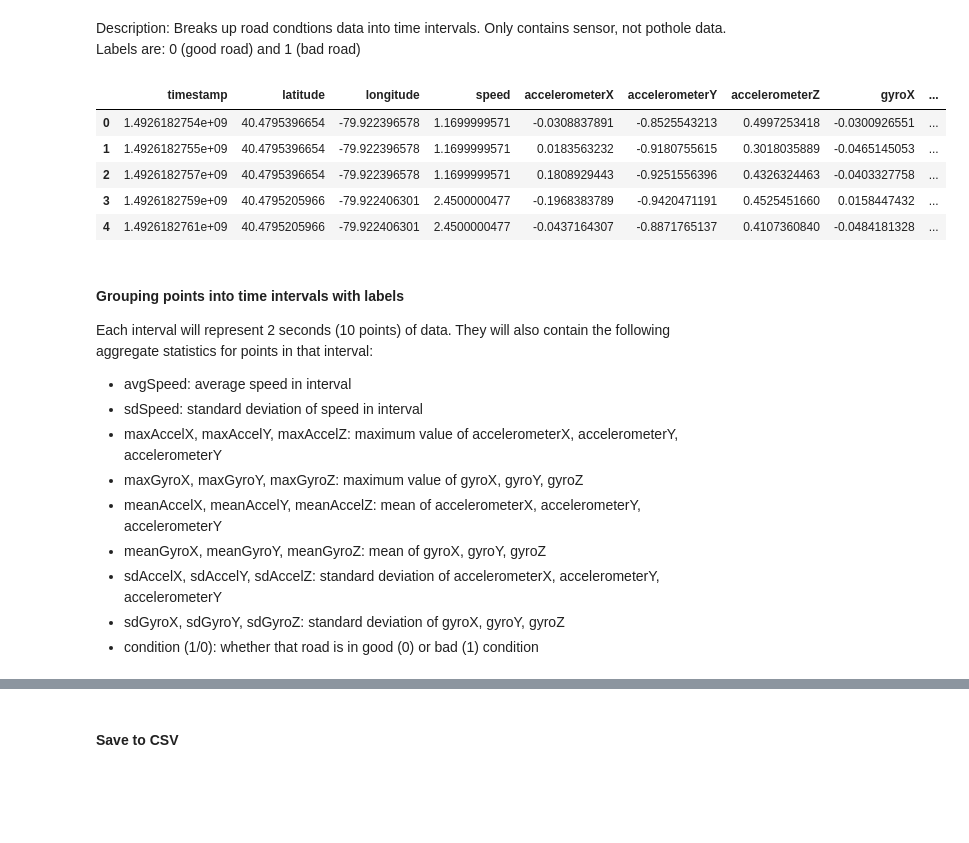
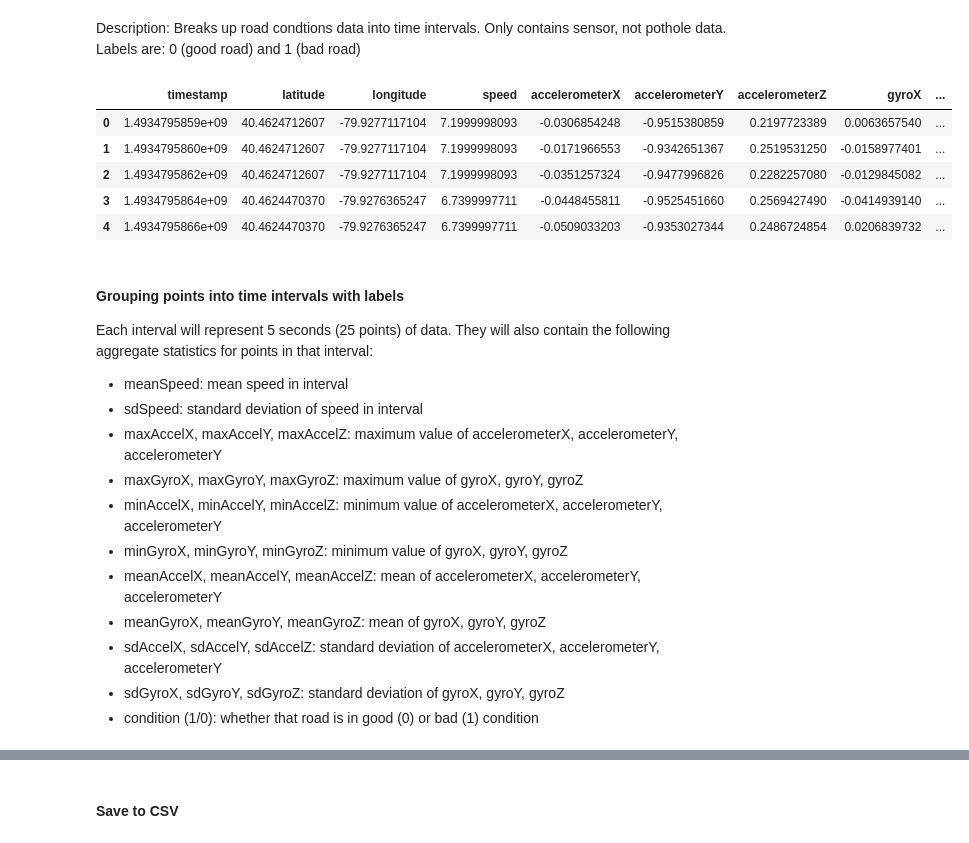
Before and after one commit to shouvikmani/Intelligent-Pothole-Detection, a Jupyter notebook: data_processing.ipynb, the cells around one changed output, grey strips where cells are left out. Drawn from its saved outputs; the diff is of its cells as text; code cells hidden in the pictures; blank space fills up the shorter version.

```diff
--- a/data_processing.ipynb
+++ b/data_processing.ipynb
@@ -118,27 +134,29 @@ intervalsDF.to_csv(combinedFilePath)
 # %% [markdown]
 Description: Breaks up road condtions data into time intervals. Only contains sensor, not pothole data. Labels are: 0 (good road) and 1 (bad road)
 # %%
-sensorsFilePath = 'data/Good_Road_Bad_Road/bad1_sensors.csv'
-intervalsFilePath = 'data/Good_Road_Bad_Road/bad1_intervals.csv'
-label = 1
+sensorsFilePath = 'data/Good_Road_Bad_Road/4_29_roadcond_sensors_GOOD_t11.csv'
+intervalsFilePath = 'data/Good_Road_Bad_Road/good10_intervals.csv'
+label = 0
 sensorsDF = pd.read_csv(sensorsFilePath)
 sensorsDF.head()
 # %% [output]
 |  | timestamp | latitude | longitude | speed | accelerometerX | accelerometerY | accelerometerZ | gyroX | ... |
-| 0 | 1.4926182754e+09 | 40.4795396654 | -79.922396578 | 1.1699999571 | -0.0308837891 | -0.8525543213 | 0.4997253418 | -0.0300926551 | ... |
-| 1 | 1.4926182755e+09 | 40.4795396654 | -79.922396578 | 1.1699999571 | 0.0183563232 | -0.9180755615 | 0.3018035889 | -0.0465145053 | ... |
-| 2 | 1.4926182757e+09 | 40.4795396654 | -79.922396578 | 1.1699999571 | 0.1808929443 | -0.9251556396 | 0.4326324463 | -0.0403327758 | ... |
-| 3 | 1.4926182759e+09 | 40.4795205966 | -79.922406301 | 2.4500000477 | -0.1968383789 | -0.9420471191 | 0.4525451660 | 0.0158447432 | ... |
-| 4 | 1.4926182761e+09 | 40.4795205966 | -79.922406301 | 2.4500000477 | -0.0437164307 | -0.8871765137 | 0.4107360840 | -0.0484181328 | ... |
+| 0 | 1.4934795859e+09 | 40.4624712607 | -79.9277117104 | 7.1999998093 | -0.0306854248 | -0.9515380859 | 0.2197723389 | 0.0063657540 | ... |
+| 1 | 1.4934795860e+09 | 40.4624712607 | -79.9277117104 | 7.1999998093 | -0.0171966553 | -0.9342651367 | 0.2519531250 | -0.0158977401 | ... |
+| 2 | 1.4934795862e+09 | 40.4624712607 | -79.9277117104 | 7.1999998093 | -0.0351257324 | -0.9477996826 | 0.2282257080 | -0.0129845082 | ... |
+| 3 | 1.4934795864e+09 | 40.4624470370 | -79.9276365247 | 6.7399997711 | -0.0448455811 | -0.9525451660 | 0.2569427490 | -0.0414939140 | ... |
+| 4 | 1.4934795866e+09 | 40.4624470370 | -79.9276365247 | 6.7399997711 | -0.0509033203 | -0.9353027344 | 0.2486724854 | 0.0206839732 | ... |
 # %% [markdown]
 #### Grouping points into time intervals with labels
 
-Each interval will represent 2 seconds (10 points) of data. They will also contain the following aggregate statistics for points in that interval:
+Each interval will represent 5 seconds (25 points) of data. They will also contain the following aggregate statistics for points in that interval:
 
-- avgSpeed: average speed in interval
+- meanSpeed: mean speed in interval
 - sdSpeed: standard deviation of speed in interval
 - maxAccelX, maxAccelY, maxAccelZ: maximum value of accelerometerX, accelerometerY, accelerometerY
 - maxGyroX, maxGyroY, maxGyroZ: maximum value of gyroX, gyroY, gyroZ
+- minAccelX, minAccelY, minAccelZ: minimum value of accelerometerX, accelerometerY, accelerometerY
+- minGyroX, minGyroY, minGyroZ: minimum value of gyroX, gyroY, gyroZ
 - meanAccelX, meanAccelY, meanAccelZ: mean of accelerometerX, accelerometerY, accelerometerY
 - meanGyroX, meanGyroY, meanGyroZ: mean of gyroX, gyroY, gyroZ
 - sdAccelX, sdAccelY, sdAccelZ: standard deviation of accelerometerX, accelerometerY, accelerometerY
```
Also changed, not shown: parts of 7 cells of this notebook.
